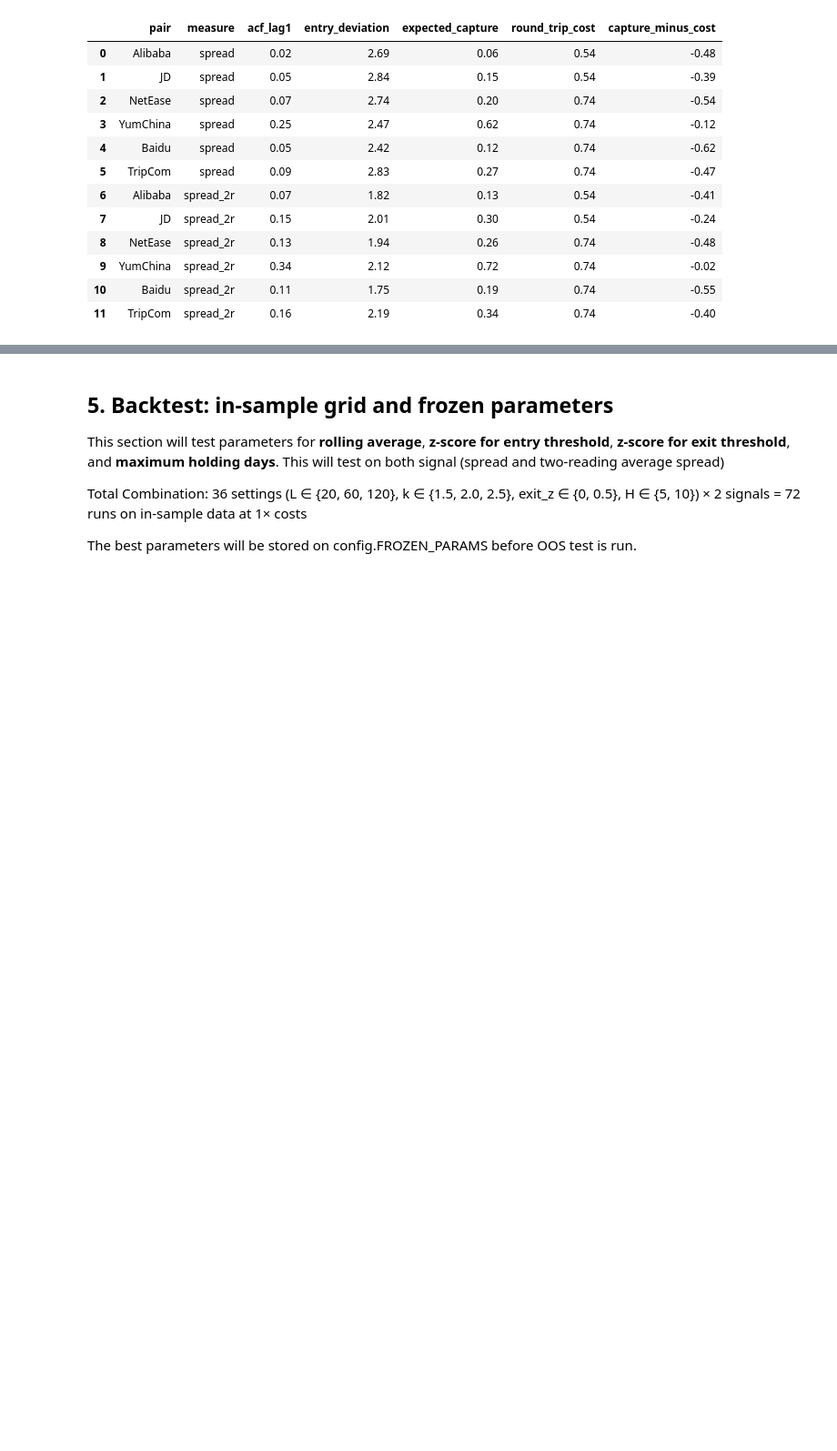
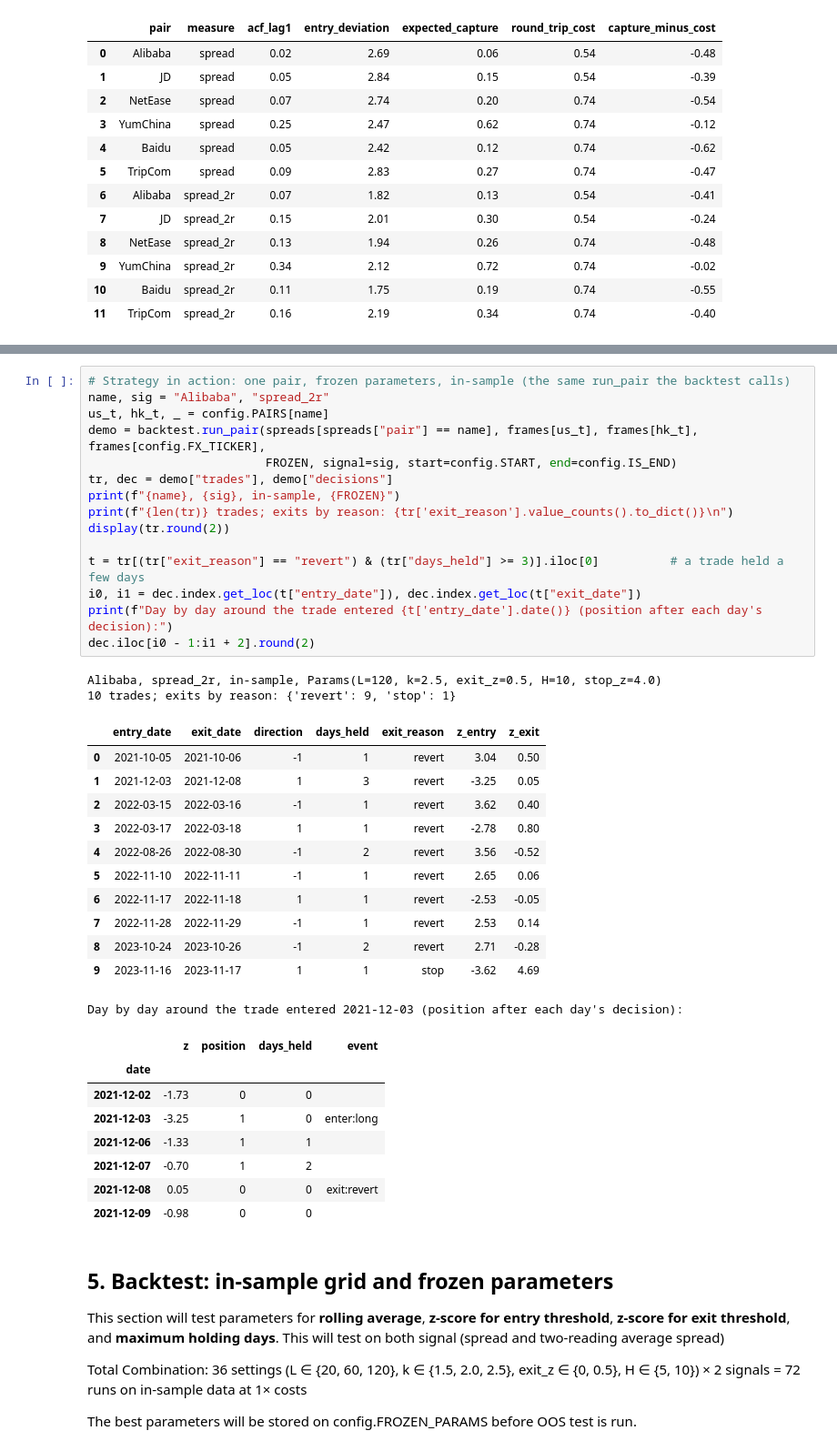
Before and after one commit to fabianusharry/hk-us-double-listing-arbitrage-trading-strategy, a Jupyter notebook: notebook.ipynb, the cells around one changed output, grey strips where cells are left out. Shown at 91% size. Saved outputs shown, nothing was run; the diff lists cells and outputs as text; blank space fills up the shorter version.

```diff
--- a/notebook.ipynb
+++ b/notebook.ipynb
@@ -233,3 +239,41 @@ The position state machine is one loop over T days with O(1) work per day: **O(T
+# %%
+# Strategy in action: one pair, frozen parameters, in-sample (the same run_pair the backtest calls)
+name, sig = "Alibaba", "spread_2r"
+us_t, hk_t, _ = config.PAIRS[name]
+demo = backtest.run_pair(spreads[spreads["pair"] == name], frames[us_t], frames[hk_t], frames[config.FX_TICKER],
+                         FROZEN, signal=sig, start=config.START, end=config.IS_END)
+tr, dec = demo["trades"], demo["decisions"]
+print(f"{name}, {sig}, in-sample, {FROZEN}")
+print(f"{len(tr)} trades; exits by reason: {tr['exit_reason'].value_counts().to_dict()}\n")
+display(tr.round(2))
+
+t = tr[(tr["exit_reason"] == "revert") & (tr["days_held"] >= 3)].iloc[0]          # a trade held a few days
+i0, i1 = dec.index.get_loc(t["entry_date"]), dec.index.get_loc(t["exit_date"])
+print(f"Day by day around the trade entered {t['entry_date'].date()} (position after each day's decision):")
+dec.iloc[i0 - 1:i1 + 2].round(2)
+# %% [output]
+Alibaba, spread_2r, in-sample, Params(L=120, k=2.5, exit_z=0.5, H=10, stop_z=4.0)
+10 trades; exits by reason: {'revert': 9, 'stop': 1}
+|  | entry_date | exit_date | direction | days_held | exit_reason | z_entry | z_exit |
+| 0 | 2021-10-05 | 2021-10-06 | -1 | 1 | revert | 3.04 | 0.50 |
+| 1 | 2021-12-03 | 2021-12-08 | 1 | 3 | revert | -3.25 | 0.05 |
+| 2 | 2022-03-15 | 2022-03-16 | -1 | 1 | revert | 3.62 | 0.40 |
+| 3 | 2022-03-17 | 2022-03-18 | 1 | 1 | revert | -2.78 | 0.80 |
+| 4 | 2022-08-26 | 2022-08-30 | -1 | 2 | revert | 3.56 | -0.52 |
+| 5 | 2022-11-10 | 2022-11-11 | -1 | 1 | revert | 2.65 | 0.06 |
+| 6 | 2022-11-17 | 2022-11-18 | 1 | 1 | revert | -2.53 | -0.05 |
+| 7 | 2022-11-28 | 2022-11-29 | -1 | 1 | revert | 2.53 | 0.14 |
+| 8 | 2023-10-24 | 2023-10-26 | -1 | 2 | revert | 2.71 | -0.28 |
+| 9 | 2023-11-16 | 2023-11-17 | 1 | 1 | stop | -3.62 | 4.69 |
+Day by day around the trade entered 2021-12-03 (position after each day's decision):
+|  | z | position | days_held | event |
+| date |  |  |  |  |
+| 2021-12-02 | -1.73 | 0 | 0 |  |
+| 2021-12-03 | -3.25 | 1 | 0 | enter:long |
+| 2021-12-06 | -1.33 | 1 | 1 |  |
+| 2021-12-07 | -0.70 | 1 | 2 |  |
+| 2021-12-08 | 0.05 | 0 | 0 | exit:revert |
+| 2021-12-09 | -0.98 | 0 | 0 |  |
 # %% [markdown]
 ## 5. Backtest: in-sample grid and frozen parameters
 
```
Also changed, not shown: parts of 7 cells of this notebook, 6 other files.
